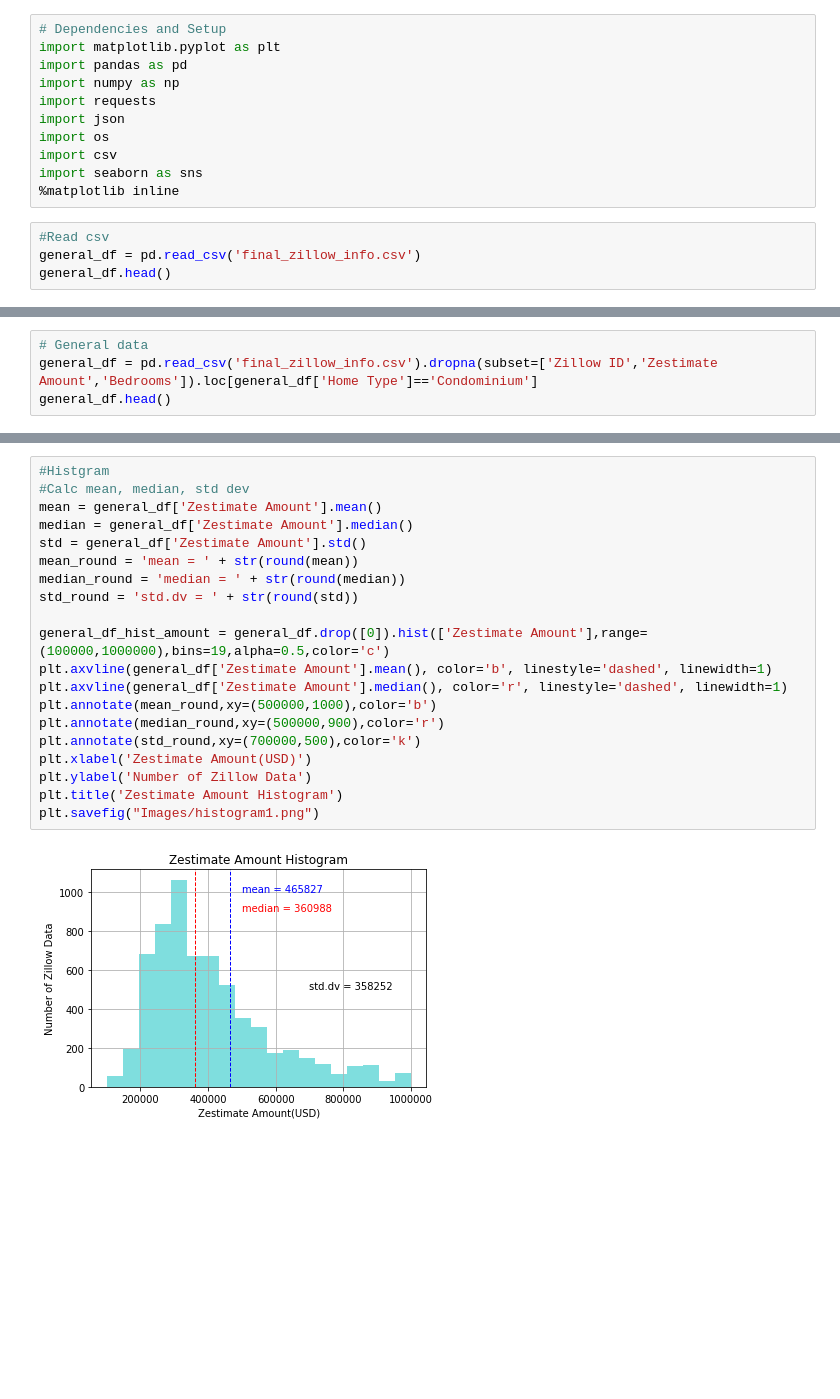
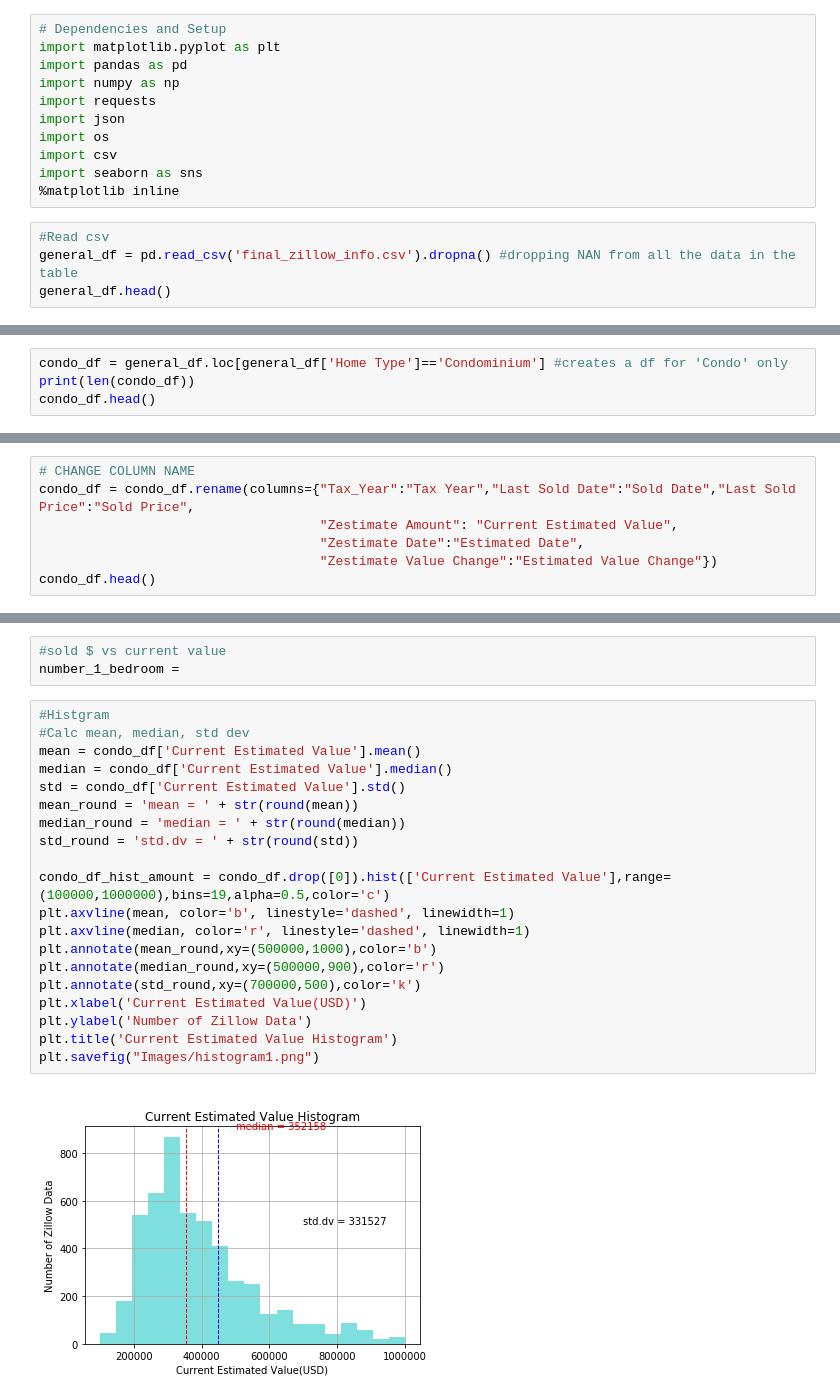
Before and after one commit to FeLowe/NW-Bootcamp-Projects, a Jupyter notebook: analysis.ipynb, the cells around one changed output, grey strips where cells are left out. Saved outputs shown, nothing was run; the diff lists cells and outputs as text; blank space fills up the shorter version.

```diff
--- a/analysis.ipynb
+++ b/analysis.ipynb
@@ -11,7 +11,7 @@ import seaborn as sns
 %matplotlib inline
 # %%
 #Read csv
-general_df = pd.read_csv('final_zillow_info.csv')
+general_df = pd.read_csv('final_zillow_info.csv').dropna() #dropping NAN from all the data in the table
 general_df.head()
 # %% [output]
 |  | Address | Zip | Zillow ID | Tax | Tax_Year | Home Type | Home Size | Bathrooms | Bedrooms | ... |
@@ -23,4 +22,0 @@ general_df.head()
-# %%
-# General data
-general_df = pd.read_csv('final_zillow_info.csv').dropna(subset=['Zillow ID','Zestimate Amount','Bedrooms']).loc[general_df['Home Type']=='Condominium']
-general_df.head()
@@ -37,0 +23,4 @@ general_df['Zestimate Amount'].std()
+# %%
+condo_df = general_df.loc[general_df['Home Type']=='Condominium'] #creates a df for 'Condo' only
+print(len(condo_df))
+condo_df.head()
@@ -37,0 +35,7 @@ general_df['Zestimate Amount'].std()
+# %%
+# CHANGE COLUMN NAME
+condo_df = condo_df.rename(columns={"Tax_Year":"Tax Year","Last Sold Date":"Sold Date","Last Sold Price":"Sold Price",
+                                    "Zestimate Amount": "Current Estimated Value",
+                                    "Zestimate Date":"Estimated Date",
+                                    "Zestimate Value Change":"Estimated Value Change"})
+condo_df.head()
@@ -38,24 +49,27 @@ general_df['Zestimate Amount'].std()
+# %%
+#sold $ vs current value
+number_1_bedroom =
 # %%
 #Histgram
 #Calc mean, median, std dev
-mean = general_df['Zestimate Amount'].mean()
-median = general_df['Zestimate Amount'].median()
-std = general_df['Zestimate Amount'].std()
+mean = condo_df['Current Estimated Value'].mean()
+median = condo_df['Current Estimated Value'].median()
+std = condo_df['Current Estimated Value'].std()
 mean_round = 'mean = ' + str(round(mean))
 median_round = 'median = ' + str(round(median))
 std_round = 'std.dv = ' + str(round(std))
 
-general_df_hist_amount = general_df.drop([0]).hist(['Zestimate Amount'],range=(100000,1000000),bins=19,alpha=0.5,color='c')
-plt.axvline(general_df['Zestimate Amount'].mean(), color='b', linestyle='dashed', linewidth=1)
-plt.axvline(general_df['Zestimate Amount'].median(), color='r', linestyle='dashed', linewidth=1)
+condo_df_hist_amount = condo_df.drop([0]).hist(['Current Estimated Value'],range=(100000,1000000),bins=19,alpha=0.5,color='c')
+plt.axvline(mean, color='b', linestyle='dashed', linewidth=1)
+plt.axvline(median, color='r', linestyle='dashed', linewidth=1)
 plt.annotate(mean_round,xy=(500000,1000),color='b')
 plt.annotate(median_round,xy=(500000,900),color='r')
 plt.annotate(std_round,xy=(700000,500),color='k')
-plt.xlabel('Zestimate Amount(USD)')
+plt.xlabel('Current Estimated Value(USD)')
 plt.ylabel('Number of Zillow Data')
-plt.title('Zestimate Amount Histogram')
+plt.title('Current Estimated Value Histogram')
 plt.savefig("Images/histogram1.png")
 # %% [output]
-[figure, old version]
+[figure, new version]
 # %%
 #Clean data for Increase% Histgram
```
Also changed, not shown: parts of 9 cells of this notebook, 5 other files.
